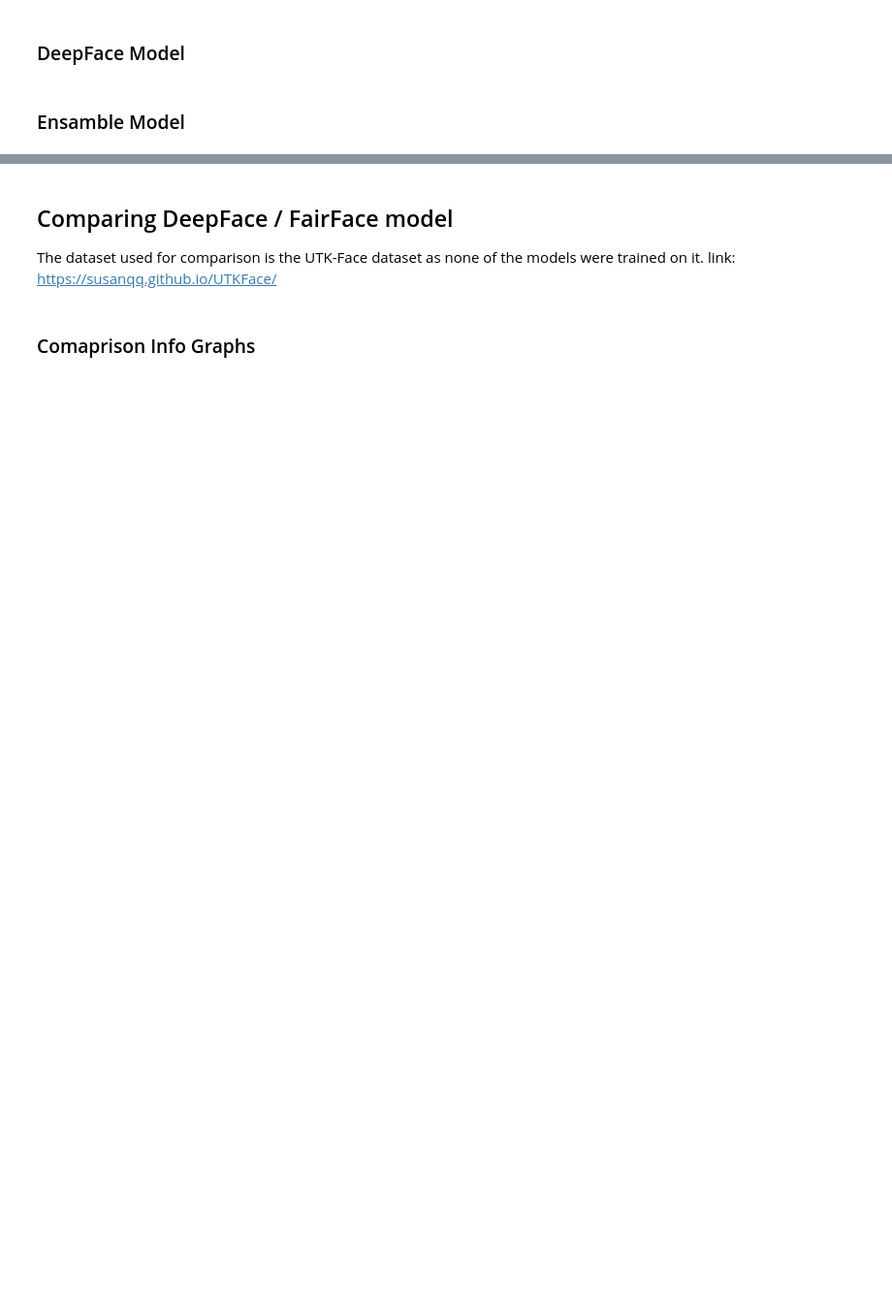
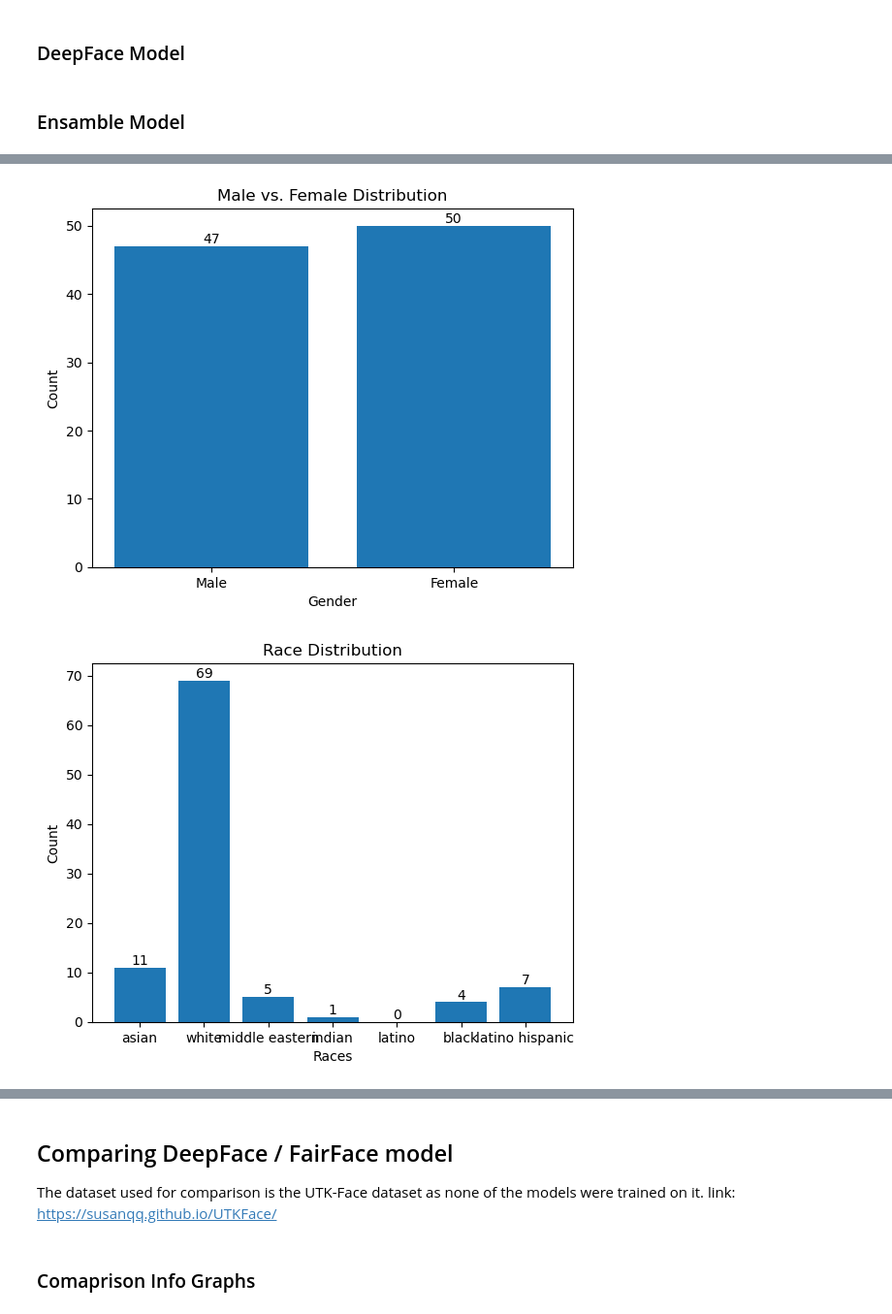
Before and after one commit to Jer0me123/FYP, a Jupyter notebook: Testing/DeepFace - Testing.ipynb, the cells around one changed output, grey strips where cells are left out. Shown: that part at 97% size. Saved outputs shown, nothing was run; the diff lists cells and outputs as text; code cells hidden in the pictures; blank space fills up the shorter version.

```diff
--- a/Testing/DeepFace - Testing.ipynb
+++ b/Testing/DeepFace - Testing.ipynb
@@ -1119,8 +1105,8 @@ def ensmableProcess(listOfImages, fairFaceModel):
 
         # Determining the final age range based on the mean of the model ages
         for range_start, range_end in age_ranges:
-            if ensamble_age in range(range_start, range_end + 1):
-                if range_start == 70:
+            if ensamble_age >= range_start and ensamble_age <= range_end:
+                if ensamble_age >= 70:
                     final_age = "70+"
                 else:
                     final_age = f"{range_start}-{range_end}"
@@ -1136,19 +1122,17 @@ def ensmableProcess(listOfImages, fairFaceModel):
     return EnsambleDict
 # %%
 # Loading the images to be processed
-list_of_images = LoadImagesFromFolder("C:\\Users\\User\\FYP\\DownloadedImages\\LAION-400M\\nurseImageSubsetsForProcessing\\SubSet_2_OnePerson")
+list_of_images = LoadImagesFromFolder("C:\\Users\\User\\FYP\\DownloadedImages\\LAION-400M-GoogleForm-Images\\Doctor-97")
 
 # Setting the human detection confidence threshold
 confidence_threshold = 0.5
-# Loading the YOLO model. This is downloaded automatically when run for the first time.
-model = YOLO('yolov8n.pt')
 # Retrieving the images of people detected in the images, the distance between the person and image center and the space taken up by the person
-people_images, dist_bet_centers, space_taken_up = YOLODetectPerson(model, list_of_images, confidence_threshold)
+people_images, dist_bet_centers, space_taken_up = YOLODetectPerson(list_of_images, confidence_threshold)
 
 # Loading the FairFace model, the res34_fair_align_multi_7_20190809.pt is used as it detects 7 distinct races as opposed to the other model.
 model_fair_7 = torchvision.models.resnet34(pretrained=True)
 model_fair_7.fc = nn.Linear(model_fair_7.fc.in_features, 18)
-model_fair_7.load_state_dict(torch.load('C:\\Users\\User\\FYP\\Testing\\res34_fair_align_multi_7_20190809.pt', map_location=torch.device('cpu')))
+model_fair_7.load_state_dict(torch.load('res34_fair_align_multi_7_20190809.pt', map_location=torch.device('cpu')))
 model_fair_7 = model_fair_7.to("cpu")
 model_fair_7.eval()
 
@@ -1161,24 +1145,16 @@ for index in EnsambleDict.keys():
     EnsambleDict[index][1].update(tmp)
 
 # Saving the metrics to disk
-metric_save_directoy = "DeepFaceShit"#"Doctor(DeepFace)"
-save_metrics = True
+directory_path = "C:\\Users\\User\\FYP\\DownloadedImages\\TESTING\\STUFF"#\\LAION-400M-GoogleForm-Images\\Doctor-97\\EnsambleImagesMetrics"
+save_metrics = False
 if save_metrics == True:
-    # Checking if the folder exists, and if not, creating it
-    sub_folder_path = Path("..\\DownloadedImages\\"+CamelCase(metric_save_directoy))
-    if not sub_folder_path.exists():
-        sub_folder_path.mkdir()
-
-    # Checking if the folder exists, and if not, creating it
-    sub_folder_path = Path("..\\DownloadedImages\\"+CamelCase(metric_save_directoy)+"\\DeepFaceImagesMetrics")
-    if not sub_folder_path.exists():
-        sub_folder_path.mkdir()
+    CreateDirectories(directory_path)
 
     # Saving the general info metrics to csv file
-    SaveMetricsCSV(sub_folder_path, EnsambleDict)
+    SaveMetricsCSV(directory_path, EnsambleDict)
 
     # Saving the cropped images used by the DeepFace API to disk
     for imgIndex in range(len(EnsambleDict.items())):
-        save_path = os.path.join(sub_folder_path,str(imgIndex)+".jpg")
+        save_path = os.path.join(directory_path,str(imgIndex)+".jpg")
         cv2.imwrite(save_path, cv2.cvtColor(EnsambleDict[imgIndex][0], cv2.COLOR_BGR2RGB))
 # %% [output]
@@ -1202,7 +1178,10 @@ Speed: 9.0ms preprocess, 386.1ms inference, 3.0ms postprocess per image at shape
 # %%
 MetricGenderDisplay(EnsambleDict, specific_race=None, specific_emotion=None, specific_age=None)
 MetricRaceDisplay(EnsambleDict, specific_gender=None, specific_emotion=None, specific_age=None)
 MetricAgeDisplay(EnsambleDict, specific_gender=None, specific_emotion=None, specific_race=None)
-ScatterPlotDisplay2D(EnsambleDict, x_axis_label="race", y_axis_label="gender", specific_gender="man", specific_race="white", specific_emotion=None)
+ScatterPlotDisplay2D(EnsambleDict, x_axis_label="race", y_axis_label="gender", specific_gender="man", specific_race="latino hispanic", specific_emotion=None)
 ScatterPlotDisplay3D(EnsambleDict, specific_gender="man", specific_race="white", specific_age="10-19")
-MetricCenterDistanceDisplay(EnsambleDict, distance_val_list=dist_bet_centers, area_val_list=space_taken_up, category='race', type='distance')
+MetricCenterDistanceDisplay(EnsambleDict, category='race', type='distance')
+# %% [output]
+[figure, added]
+[figure, added]
```
Also changed, not shown: parts of 25 cells of this notebook, 2 other files.
